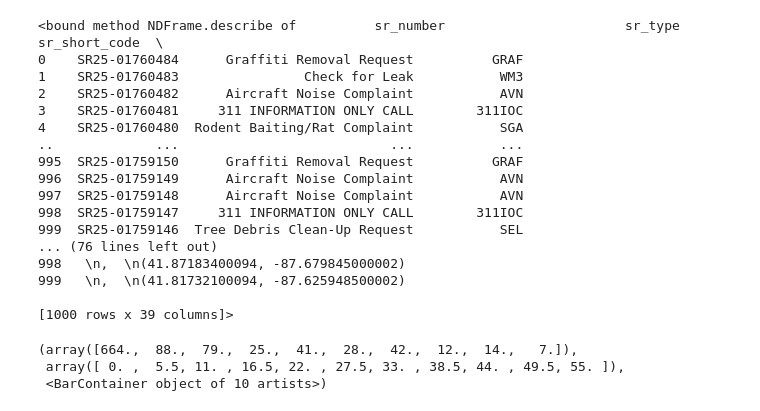
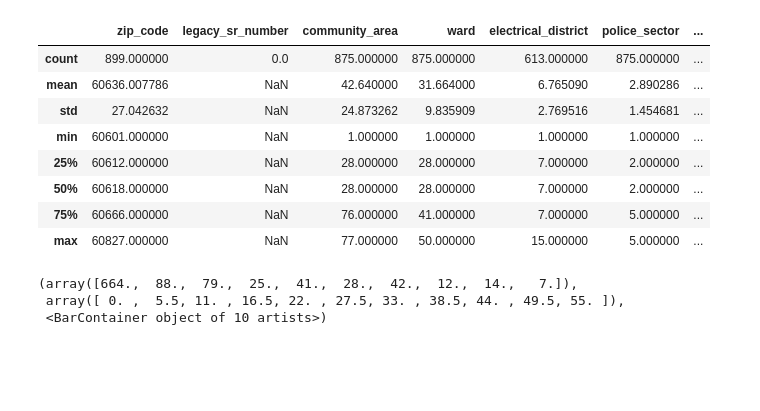
Before and after one commit to Ameowsle/Statistic-Macher, a Jupyter notebook: Datensatz_311_Chicago_SR.ipynb, the cells around one changed output. Cells and saved outputs as stored; diff of their text form; code cells hidden in the pictures; blank space fills up the shorter version.

Commit message:
methoden von Übung auf unserem datensatz ausprobiert

```diff
--- a/Datensatz_311_Chicago_SR.ipynb
+++ b/Datensatz_311_Chicago_SR.ipynb
@@ -49,23 +61,15 @@ print(df.head())
 # %%
-df.describe
+df.describe()
 # %% [output]
-<bound method NDFrame.describe of          sr_number                       sr_type sr_short_code  \
-0    SR25-01760484      Graffiti Removal Request          GRAF
-1    SR25-01760483                Check for Leak           WM3
-2    SR25-01760482      Aircraft Noise Complaint           AVN
-3    SR25-01760481     311 INFORMATION ONLY CALL        311IOC
-4    SR25-01760480  Rodent Baiting/Rat Complaint           SGA
-..             ...                           ...           ...
-995  SR25-01759150      Graffiti Removal Request          GRAF
-996  SR25-01759149      Aircraft Noise Complaint           AVN
-997  SR25-01759148      Aircraft Noise Complaint           AVN
-998  SR25-01759147     311 INFORMATION ONLY CALL        311IOC
-999  SR25-01759146  Tree Debris Clean-Up Request           SEL
-... (76 lines left out)
-998   \n,  \n(41.87183400094, -87.679845000002)
-999   \n,  \n(41.81732100094, -87.625948500002)
-
-[1000 rows x 39 columns]>
+|  | zip_code | legacy_sr_number | community_area | ward | electrical_district | police_sector | ... |
+| count | 899.000000 | 0.0 | 875.000000 | 875.000000 | 613.000000 | 875.000000 | ... |
+| mean | 60636.007786 | NaN | 42.640000 | 31.664000 | 6.765090 | 2.890286 | ... |
+| std | 27.042632 | NaN | 24.873262 | 9.835909 | 2.769516 | 1.454681 | ... |
+| min | 60601.000000 | NaN | 1.000000 | 1.000000 | 1.000000 | 1.000000 | ... |
+| 25% | 60612.000000 | NaN | 28.000000 | 28.000000 | 7.000000 | 2.000000 | ... |
+| 50% | 60618.000000 | NaN | 28.000000 | 28.000000 | 7.000000 | 2.000000 | ... |
+| 75% | 60666.000000 | NaN | 76.000000 | 41.000000 | 7.000000 | 5.000000 | ... |
+| max | 60827.000000 | NaN | 77.000000 | 50.000000 | 15.000000 | 5.000000 | ... |
 # %%
 plt.hist(df["sr_type"].dropna())
 # %% [output]
```
Also changed, not shown: parts of 4 cells of this notebook.
